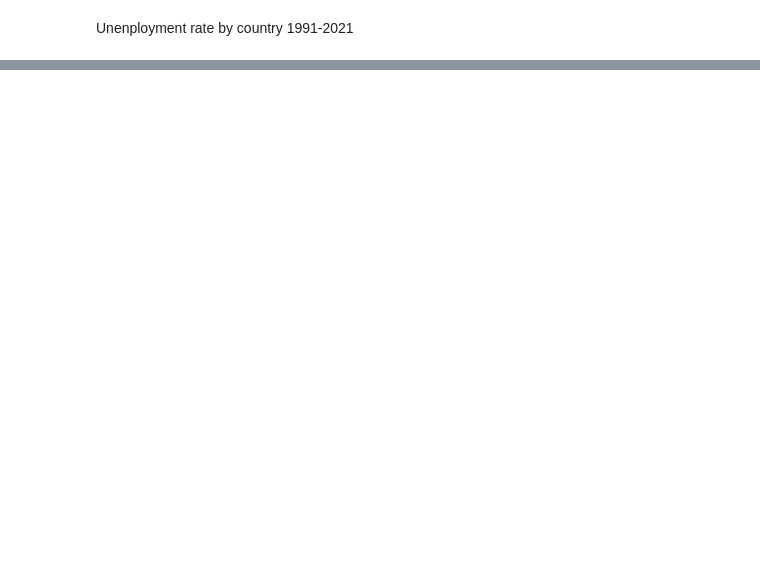
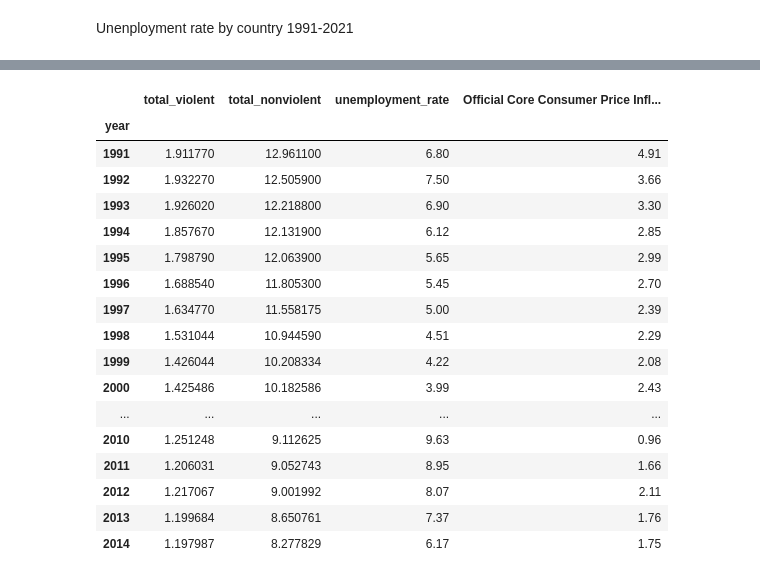
Before and after one commit to kkruel8100/Crime-Analysis, a Jupyter notebook: main.ipynb, the cells around one changed output, grey strips where cells are left out. Cells and saved outputs as stored; diff of their text form; code cells hidden in the pictures; blank space fills up the shorter version.

Commit message:
kk - Add notebook runs and combined analysis to main, remove unneeded file

```diff
--- a/main.ipynb
+++ b/main.ipynb
@@ -241,0 +247,4 @@ unemployment_us
+# %%
+# Reset index to year
+unemployment_us_melt = unemployment_us_melt.set_index('year')
+unemployment_us_melt.head()
@@ -241,0 +287,6 @@ unemployment_us
+# %%
+# Convert index to string
+total_crimes.index = total_crimes.index.astype(str)
+
+# Show crime index
+total_crimes.index
@@ -241,0 +302,7 @@ unemployment_us
+# %%
+# Convert columns to strings
+total_crimes.columns = total_crimes.columns.astype(str)
+# %%
+# Concat crime and unemployment data
+crime_unemployment = pd.concat([total_crimes, unemployment_us_melt], join='inner', axis=1)
+crime_unemployment.tail(20)
@@ -241,0 +463,23 @@ unemployment_us
+# %%
+# Combine data from crime and unemployment with inflation
+combined_data = pd.concat([crime_unemployment, inflation_us_pivot["Official Core Consumer Price Inflation"]], join='inner', axis=1)
+combined_data
+# %% [output]
+|  | total_violent | total_nonviolent | unemployment_rate | Official Core Consumer Price Infl... |
+| year |  |  |  |  |
+| 1991 | 1.911770 | 12.961100 | 6.80 | 4.91 |
+| 1992 | 1.932270 | 12.505900 | 7.50 | 3.66 |
+| 1993 | 1.926020 | 12.218800 | 6.90 | 3.30 |
+| 1994 | 1.857670 | 12.131900 | 6.12 | 2.85 |
+| 1995 | 1.798790 | 12.063900 | 5.65 | 2.99 |
+| 1996 | 1.688540 | 11.805300 | 5.45 | 2.70 |
+| 1997 | 1.634770 | 11.558175 | 5.00 | 2.39 |
+| 1998 | 1.531044 | 10.944590 | 4.51 | 2.29 |
+| 1999 | 1.426044 | 10.208334 | 4.22 | 2.08 |
+| 2000 | 1.425486 | 10.182586 | 3.99 | 2.43 |
+| ... | ... | ... | ... | ... |
+| 2010 | 1.251248 | 9.112625 | 9.63 | 0.96 |
+| 2011 | 1.206031 | 9.052743 | 8.95 | 1.66 |
+| 2012 | 1.217067 | 9.001992 | 8.07 | 2.11 |
+| 2013 | 1.199684 | 8.650761 | 7.37 | 1.76 |
+| 2014 | 1.197987 | 8.277829 | 6.17 | 1.75 |
```
Also changed, not shown: parts of 29 cells of this notebook, 1 other file.
